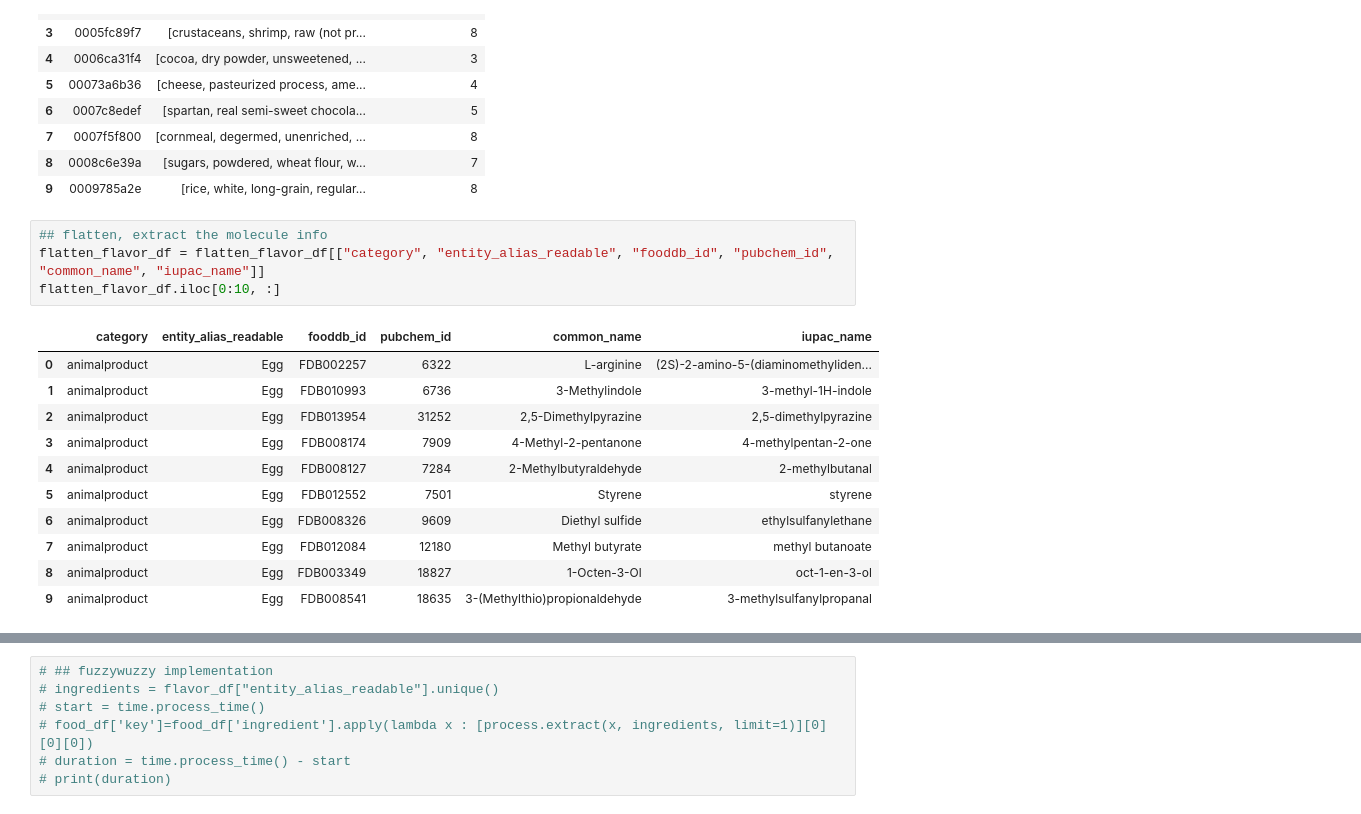
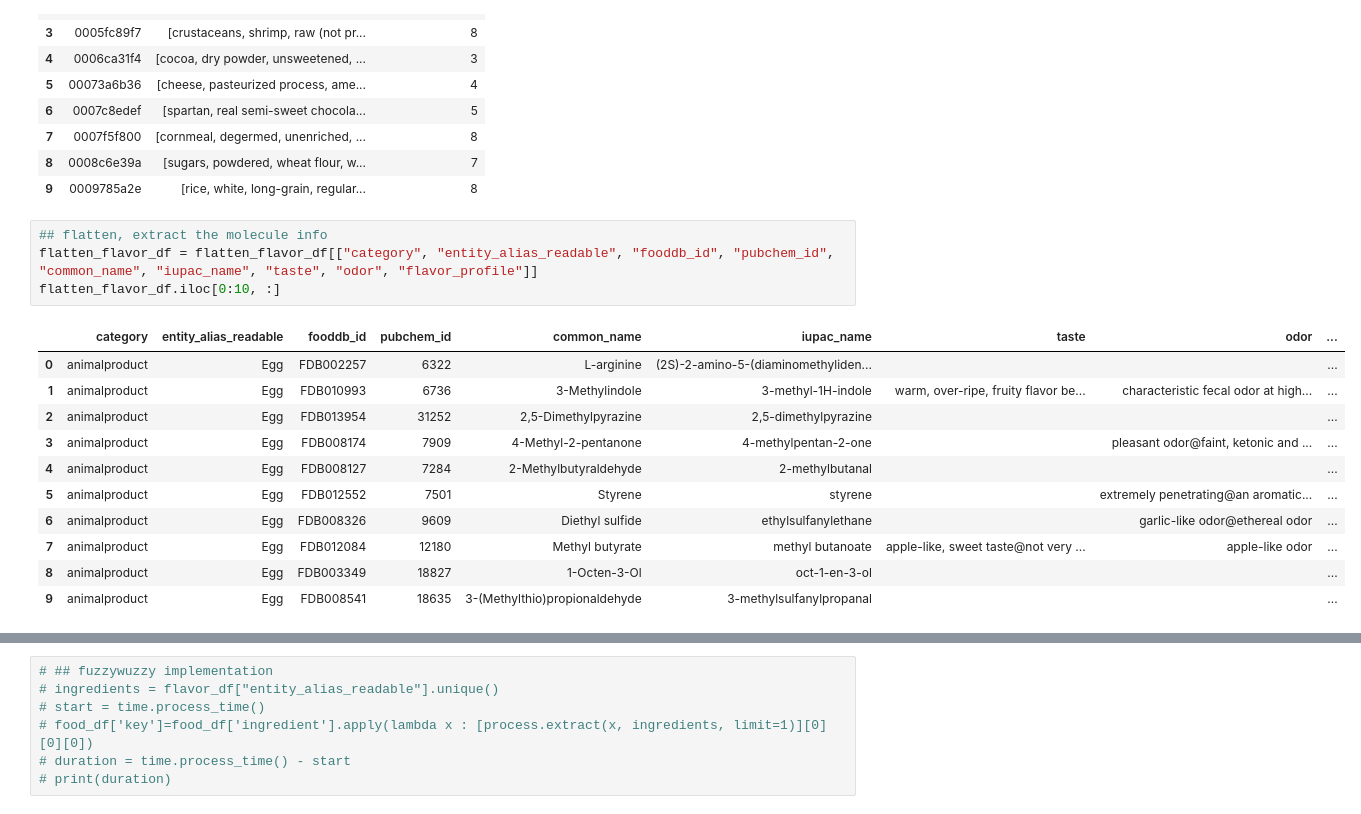
Before and after one commit to jhwaffles/cse6242-team58-project, a Jupyter notebook: data_prep/data_prep.ipynb, the cells around one changed output, grey strips where cells are left out. Drawn from its saved outputs; the diff is of its cells as text.

```diff
--- a/data_prep/data_prep.ipynb
+++ b/data_prep/data_prep.ipynb
@@ -163,17 +200,17 @@ memory usage: 896.0+ bytes
 | 9 | 0009785a2e | [rice, white, long-grain, regular... | 8 |
 # %%
 ## flatten, extract the molecule info
-flatten_flavor_df = flatten_flavor_df[["category", "entity_alias_readable", "fooddb_id", "pubchem_id", "common_name", "iupac_name"]]
+flatten_flavor_df = flatten_flavor_df[["category", "entity_alias_readable", "fooddb_id", "pubchem_id", "common_name", "iupac_name", "taste", "odor", "flavor_profile"]]
 flatten_flavor_df.iloc[0:10, :]
 # %% [output]
-|  | category | entity_alias_readable | fooddb_id | pubchem_id | common_name | iupac_name |
-| 0 | animalproduct | Egg | FDB002257 | 6322 | L-arginine | (2S)-2-amino-5-(diaminomethyliden... |
-| 1 | animalproduct | Egg | FDB010993 | 6736 | 3-Methylindole | 3-methyl-1H-indole |
-| 2 | animalproduct | Egg | FDB013954 | 31252 | 2,5-Dimethylpyrazine | 2,5-dimethylpyrazine |
-| 3 | animalproduct | Egg | FDB008174 | 7909 | 4-Methyl-2-pentanone | 4-methylpentan-2-one |
-| 4 | animalproduct | Egg | FDB008127 | 7284 | 2-Methylbutyraldehyde | 2-methylbutanal |
-| 5 | animalproduct | Egg | FDB012552 | 7501 | Styrene | styrene |
-| 6 | animalproduct | Egg | FDB008326 | 9609 | Diethyl sulfide | ethylsulfanylethane |
-| 7 | animalproduct | Egg | FDB012084 | 12180 | Methyl butyrate | methyl butanoate |
-| 8 | animalproduct | Egg | FDB003349 | 18827 | 1-Octen-3-Ol | oct-1-en-3-ol |
-| 9 | animalproduct | Egg | FDB008541 | 18635 | 3-(Methylthio)propionaldehyde | 3-methylsulfanylpropanal |
+|  | category | entity_alias_readable | fooddb_id | pubchem_id | common_name | iupac_name | taste | odor | ... |
+| 0 | animalproduct | Egg | FDB002257 | 6322 | L-arginine | (2S)-2-amino-5-(diaminomethyliden... |  |  | ... |
+| 1 | animalproduct | Egg | FDB010993 | 6736 | 3-Methylindole | 3-methyl-1H-indole | warm, over-ripe, fruity flavor be... | characteristic fecal odor at high... | ... |
+| 2 | animalproduct | Egg | FDB013954 | 31252 | 2,5-Dimethylpyrazine | 2,5-dimethylpyrazine |  |  | ... |
+| 3 | animalproduct | Egg | FDB008174 | 7909 | 4-Methyl-2-pentanone | 4-methylpentan-2-one |  | pleasant odor@faint, ketonic and ... | ... |
+| 4 | animalproduct | Egg | FDB008127 | 7284 | 2-Methylbutyraldehyde | 2-methylbutanal |  |  | ... |
+| 5 | animalproduct | Egg | FDB012552 | 7501 | Styrene | styrene |  | extremely penetrating@an aromatic... | ... |
+| 6 | animalproduct | Egg | FDB008326 | 9609 | Diethyl sulfide | ethylsulfanylethane |  | garlic-like odor@ethereal odor | ... |
+| 7 | animalproduct | Egg | FDB012084 | 12180 | Methyl butyrate | methyl butanoate | apple-like, sweet taste@not very ... | apple-like odor | ... |
+| 8 | animalproduct | Egg | FDB003349 | 18827 | 1-Octen-3-Ol | oct-1-en-3-ol |  |  | ... |
+| 9 | animalproduct | Egg | FDB008541 | 18635 | 3-(Methylthio)propionaldehyde | 3-methylsulfanylpropanal |  |  | ... |
```
Also changed, not shown: parts of 10 cells of this notebook, 1 other file.
